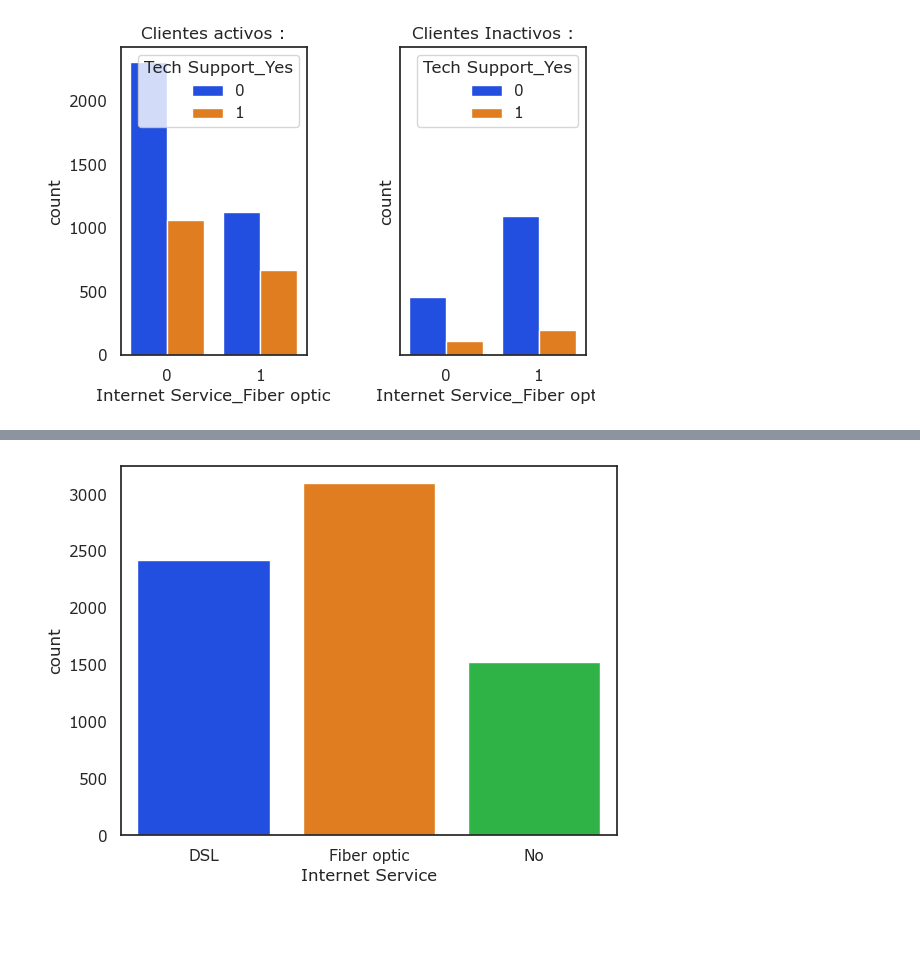
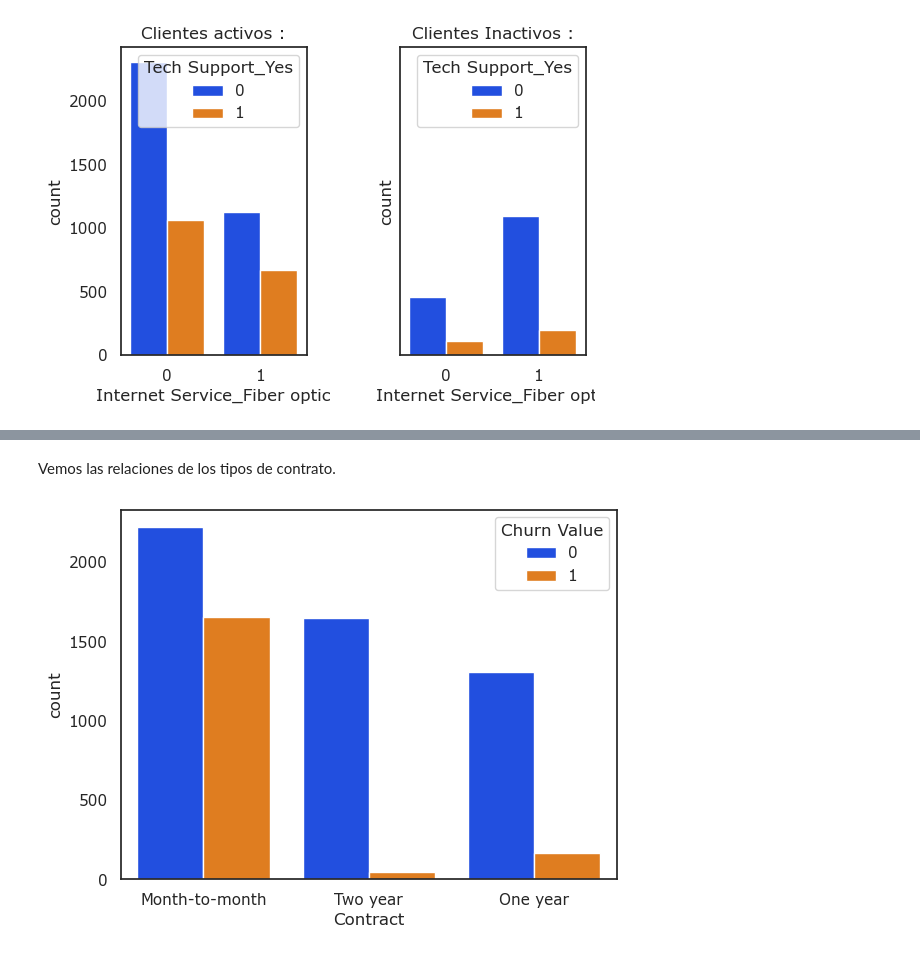
Before and after one commit to Brayam1998/dataScience_Churn, a Jupyter notebook: proyecto churn/Analisis_exploratorio/analisisL1.ipynb, the cells around one changed output, grey strips where cells are left out. Saved outputs shown, nothing was run; the diff lists cells and outputs as text; code cells hidden in the pictures; blank space fills up the shorter version.

```diff
--- a/proyecto churn/Analisis_exploratorio/analisisL1.ipynb
+++ b/proyecto churn/Analisis_exploratorio/analisisL1.ipynb
@@ -345,10 +360,12 @@ sns.countplot( ax = ax2 , data = df_inactivo,
+# %% [markdown]
+Vemos las relaciones de los tipos de contrato.
 # %%
 plt.plot()
 sns.countplot(
-    #multiple= "dodge",
     data = dataC,
-    x="Internet Service",
+    x="Contract",
+    hue = "Churn Value"
     )
 plt.show()
 # %% [output]
-[figure, old version]
+[figure, new version]
```
Also changed, not shown: parts of 19 cells of this notebook.
